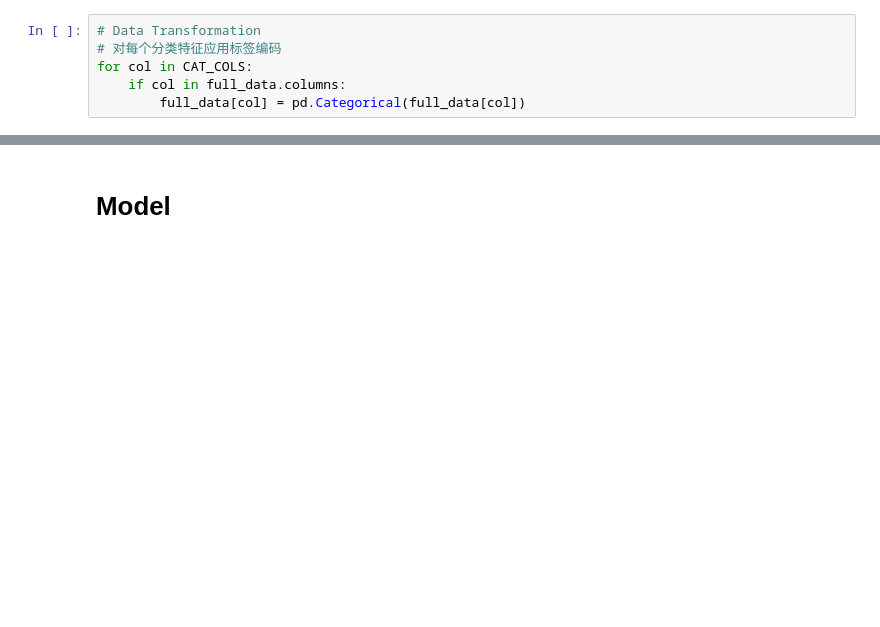
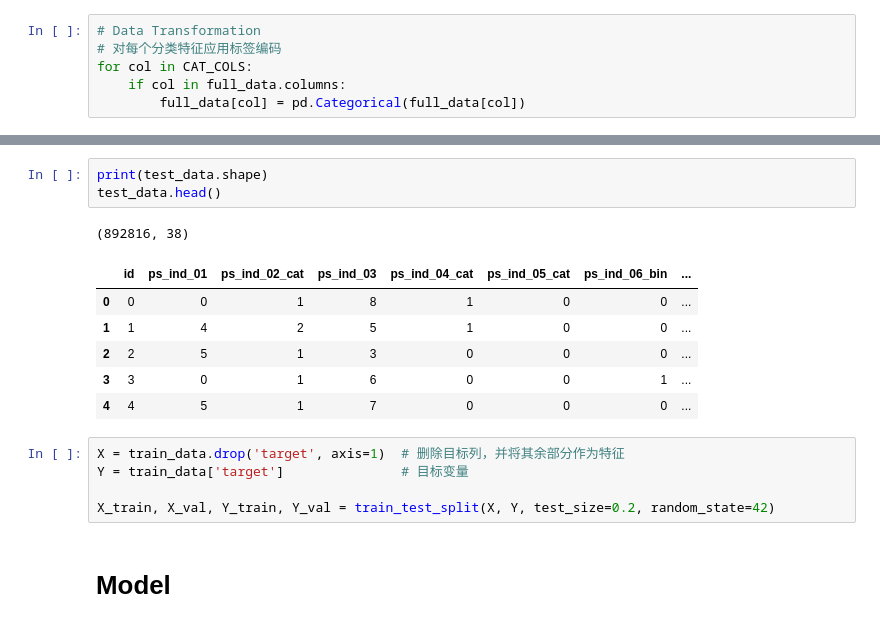
Before and after one commit to zpeople/cs5622_final, a Jupyter notebook: final.ipynb, the cells around one changed output, grey strips where cells are left out. Saved outputs shown, nothing was run; the diff lists cells and outputs as text; blank space fills up the shorter version.

```diff
--- a/final.ipynb
+++ b/final.ipynb
@@ -410,3 +388,19 @@ X_train, X_temp, Y_train, Y_temp = train_test_split(X, Y, test_size=0.3, random_
+# %%
+print(test_data.shape)
+test_data.head()
+# %% [output]
+(892816, 38)
+|  | id | ps_ind_01 | ps_ind_02_cat | ps_ind_03 | ps_ind_04_cat | ps_ind_05_cat | ps_ind_06_bin | ... |
+| 0 | 0 | 0 | 1 | 8 | 1 | 0 | 0 | ... |
+| 1 | 1 | 4 | 2 | 5 | 1 | 0 | 0 | ... |
+| 2 | 2 | 5 | 1 | 3 | 0 | 0 | 0 | ... |
+| 3 | 3 | 0 | 1 | 6 | 0 | 0 | 1 | ... |
+| 4 | 4 | 5 | 1 | 7 | 0 | 0 | 0 | ... |
+# %%
+X = train_data.drop('target', axis=1)  # 删除目标列，并将其余部分作为特征
+Y = train_data['target']               # 目标变量
+
+X_train, X_val, Y_train, Y_val = train_test_split(X, Y, test_size=0.2, random_state=42)
 # %% [markdown]
 # Model
 # %%
```
Also changed, not shown: parts of 20 cells of this notebook.
